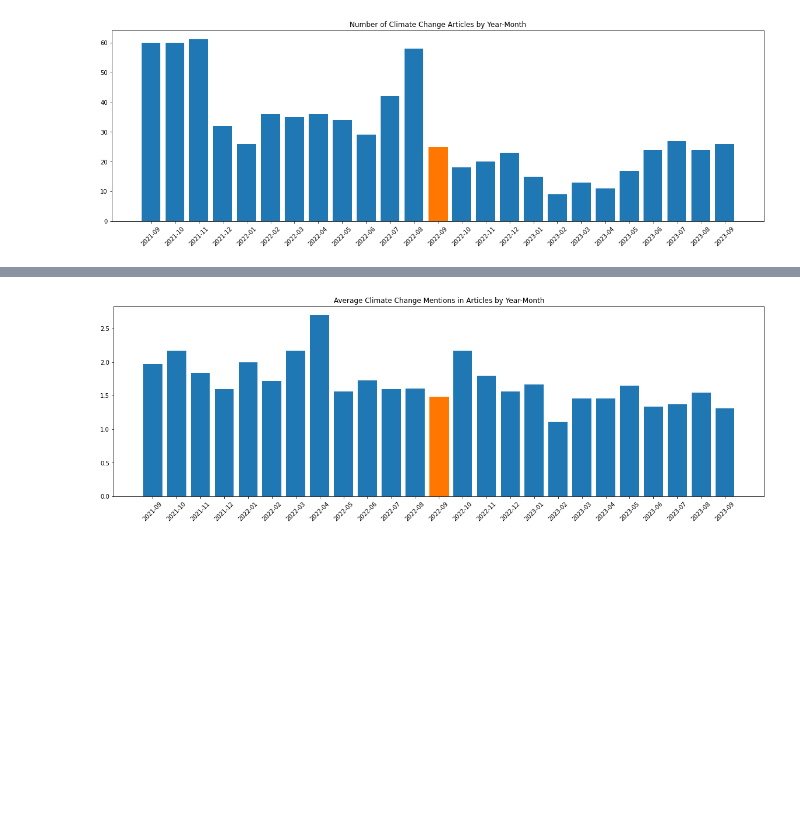
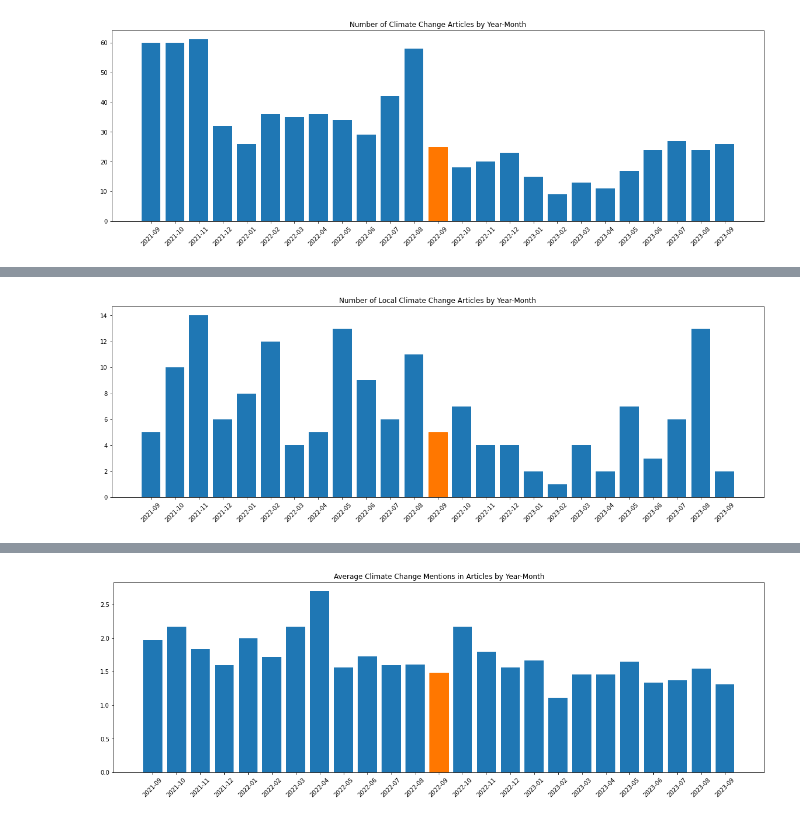
Before and after one commit to hilaryolesen/Capstone, a Jupyter notebook: DataExploration.ipynb, the cells around one changed output, grey strips where cells are left out. Drawn from its saved outputs; the diff is of its cells as text; code cells hidden in the pictures; blank space fills up the shorter version.

```diff
--- a/DataExploration.ipynb
+++ b/DataExploration.ipynb
@@ -78,0 +97,13 @@ plt.show()
+# %%
+localdf=df[df["Local to Florida"]=="Local"]
+nonlocaldf=df[df["Local to Florida"]=="Other"]
+# %%
+theseries=localdf['Date'].value_counts().sort_index()
+plt.figure(figsize=(20,6))
+barlist=plt.bar(theseries.index, theseries.values)
+barlist[12].set_color('#FF7700')
+plt.xticks(rotation=45)
+plt.title("Number of Local Climate Change Articles by Year-Month")
+plt.show()
+# %% [output]
+[figure, added]
```
Also changed, not shown: parts of 7 cells of this notebook.
